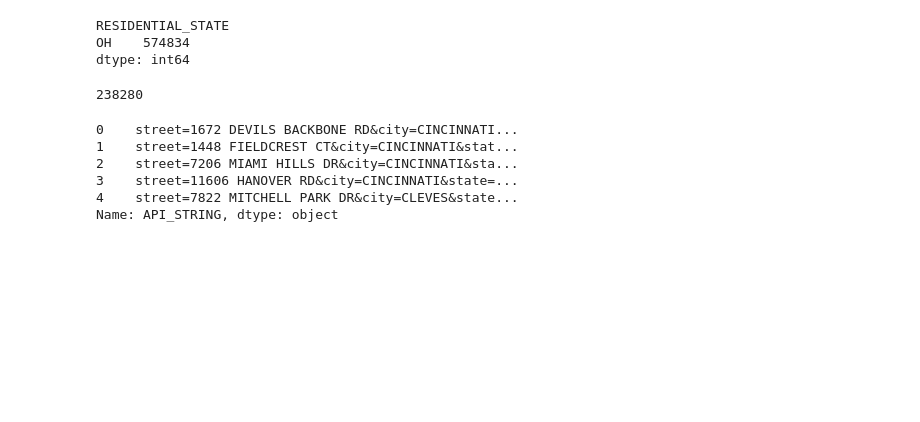
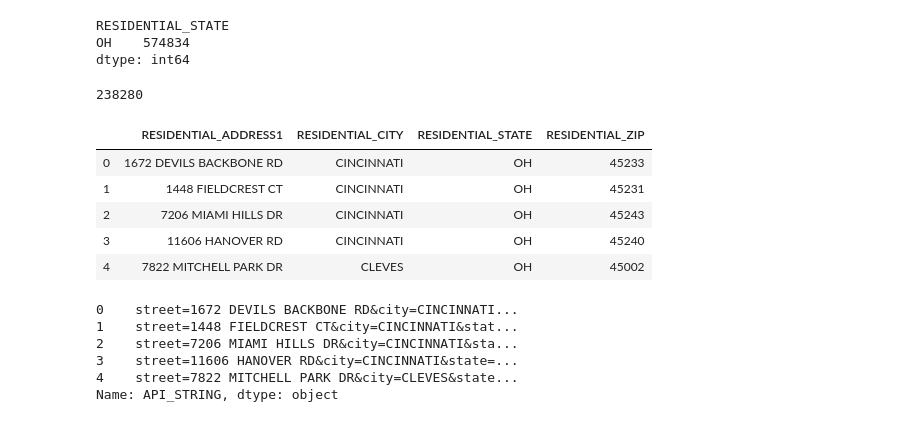
Before and after one commit to eliza-p/hamilton_county_voters, a Jupyter notebook: Geocoding2-CensusGeocoder.ipynb, the cells around one changed output. Cells and saved outputs as stored; diff of their text form; code cells hidden in the pictures; blank space fills up the shorter version.

```diff
--- a/Geocoding2-CensusGeocoder.ipynb
+++ b/Geocoding2-CensusGeocoder.ipynb
@@ -74,8 +64,19 @@ RESIDENTIAL_STATE
 OH    574834
 dtype: int64
 # %%
-#I can save time by only geocoding unique addresses - since multiple people can live at the same address
-gc_unique = gc_working.drop(columns='SOS_VOTERID').drop_duplicates()
+#save some time by only geocoding unique addresses - since multiple people can live at the same address
+gc_unique = geocode_subset.drop(columns='SOS_VOTERID').drop_duplicates()
 gc_unique.shape[0]
 # %% [output]
 238280
+# %%
+#create a new index for each unique address
+gc = gc_unique.reset_index().drop(columns='index')
+gc.head()
+# %% [output]
+|  | RESIDENTIAL_ADDRESS1 | RESIDENTIAL_CITY | RESIDENTIAL_STATE | RESIDENTIAL_ZIP |
+| 0 | 1672 DEVILS BACKBONE RD | CINCINNATI | OH | 45233 |
+| 1 | 1448 FIELDCREST CT | CINCINNATI | OH | 45231 |
+| 2 | 7206 MIAMI HILLS DR | CINCINNATI | OH | 45243 |
+| 3 | 11606 HANOVER RD | CINCINNATI | OH | 45240 |
+| 4 | 7822 MITCHELL PARK DR | CLEVES | OH | 45002 |
```
Also changed, not shown: parts of 9 cells of this notebook.
